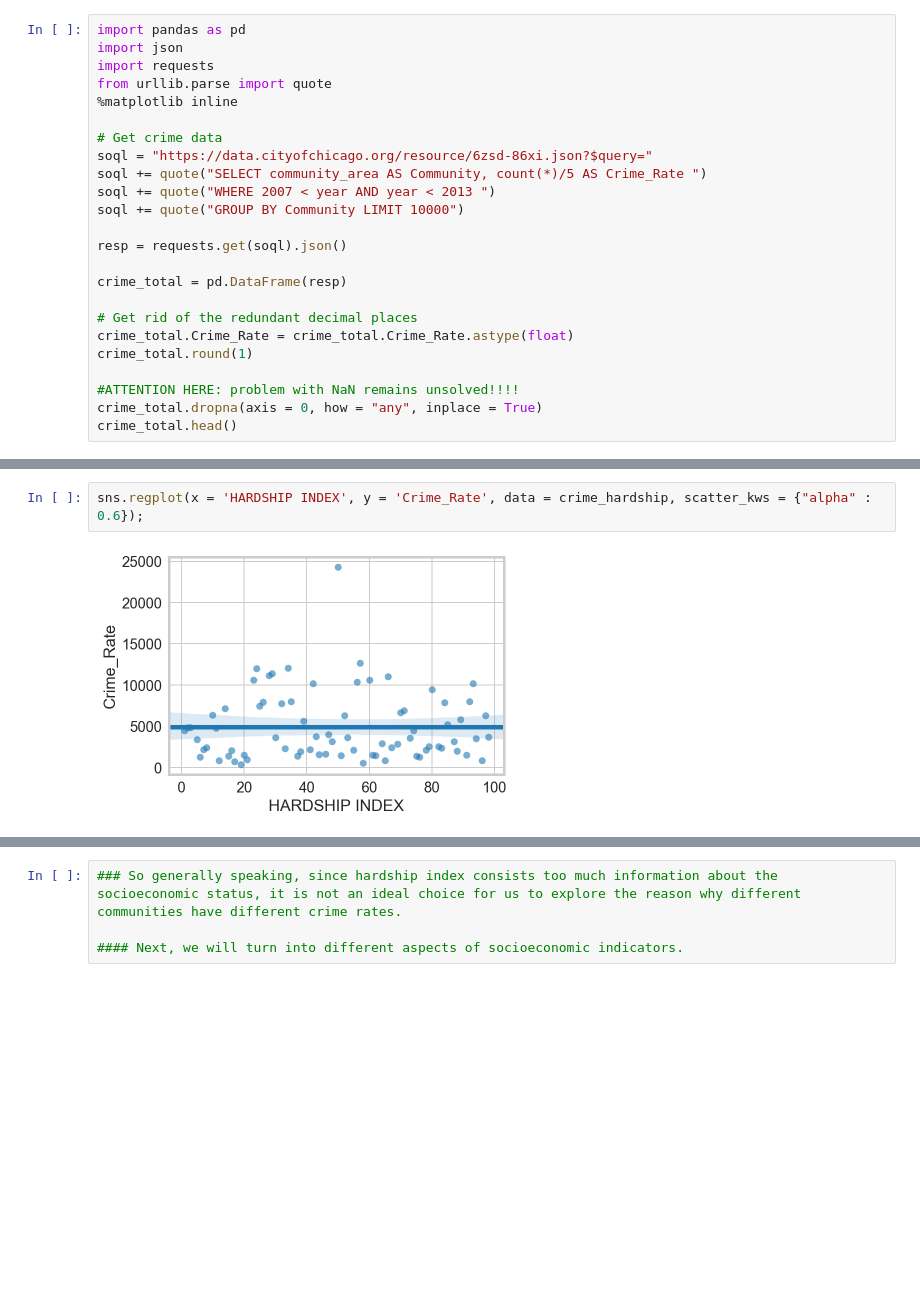
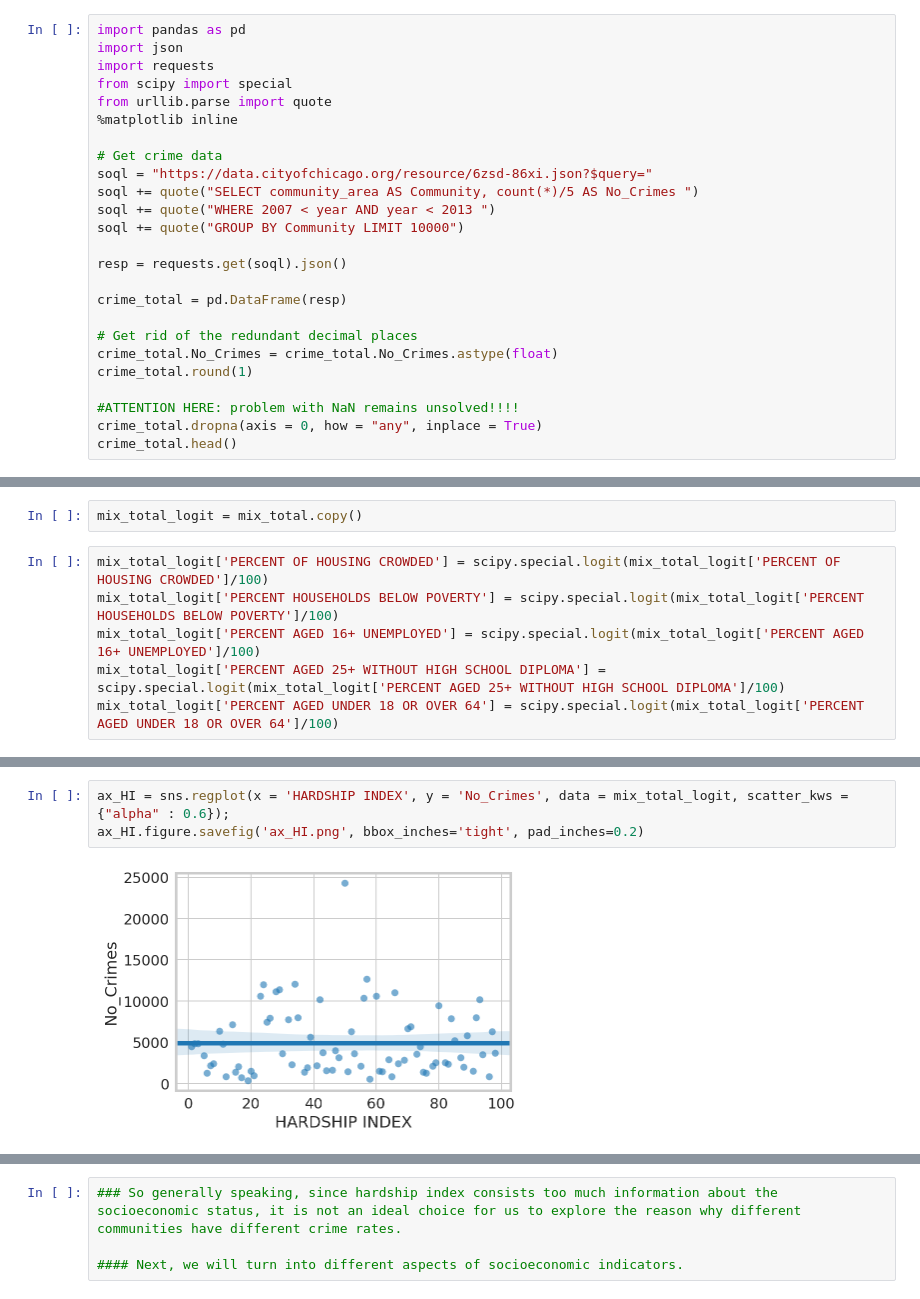
Before and after one commit to bac2qh/ippp_Final_Project, a Jupyter notebook: Crime_Total_Reg_xin.ipynb, the cells around one changed output, grey strips where cells are left out. Drawn from its saved outputs; the diff is of its cells as text; blank space fills up the shorter version.

```diff
--- a/Crime_Total_Reg_xin.ipynb
+++ b/Crime_Total_Reg_xin.ipynb
@@ -2,12 +2,13 @@
 import pandas as pd
 import json
 import requests
+from scipy import special
 from urllib.parse import quote
 %matplotlib inline
 
 # Get crime data
 soql = "https://data.cityofchicago.org/resource/6zsd-86xi.json?$query="
-soql += quote("SELECT community_area AS Community, count(*)/5 AS Crime_Rate ")
+soql += quote("SELECT community_area AS Community, count(*)/5 AS No_Crimes ")
 soql += quote("WHERE 2007 < year AND year < 2013 ")
 soql += quote("GROUP BY Community LIMIT 10000")
 
@@ -16,7 +17,7 @@ resp = requests.get(soql).json()
 crime_total = pd.DataFrame(resp)
 
 # Get rid of the redundant decimal places
-crime_total.Crime_Rate = crime_total.Crime_Rate.astype(float)
+crime_total.No_Crimes = crime_total.No_Crimes.astype(float)
 crime_total.round(1)
 
 #ATTENTION HERE: problem with NaN remains unsolved!!!!
@@ -74,0 +63,8 @@ list(mix_total)
+# %%
+mix_total_logit = mix_total.copy()
+# %%
+mix_total_logit['PERCENT OF HOUSING CROWDED'] = scipy.special.logit(mix_total_logit['PERCENT OF HOUSING CROWDED']/100)
+mix_total_logit['PERCENT HOUSEHOLDS BELOW POVERTY'] = scipy.special.logit(mix_total_logit['PERCENT HOUSEHOLDS BELOW POVERTY']/100)
+mix_total_logit['PERCENT AGED 16+ UNEMPLOYED'] = scipy.special.logit(mix_total_logit['PERCENT AGED 16+ UNEMPLOYED']/100)
+mix_total_logit['PERCENT AGED 25+ WITHOUT HIGH SCHOOL DIPLOMA'] = scipy.special.logit(mix_total_logit['PERCENT AGED 25+ WITHOUT HIGH SCHOOL DIPLOMA']/100)
+mix_total_logit['PERCENT AGED UNDER 18 OR OVER 64'] = scipy.special.logit(mix_total_logit['PERCENT AGED UNDER 18 OR OVER 64']/100)
@@ -105,5 +181,6 @@ crime_hardship.head()
 # %%
-sns.regplot(x = 'HARDSHIP INDEX', y = 'Crime_Rate', data = crime_hardship, scatter_kws = {"alpha" : 0.6});
+ax_HI = sns.regplot(x = 'HARDSHIP INDEX', y = 'No_Crimes', data = mix_total_logit, scatter_kws = {"alpha" : 0.6});
+ax_HI.figure.savefig('ax_HI.png', bbox_inches='tight', pad_inches=0.2)
 # %% [output]
-[figure, old version]
+[figure, new version]
 # %%
```
Also changed, not shown: parts of 33 cells of this notebook.
